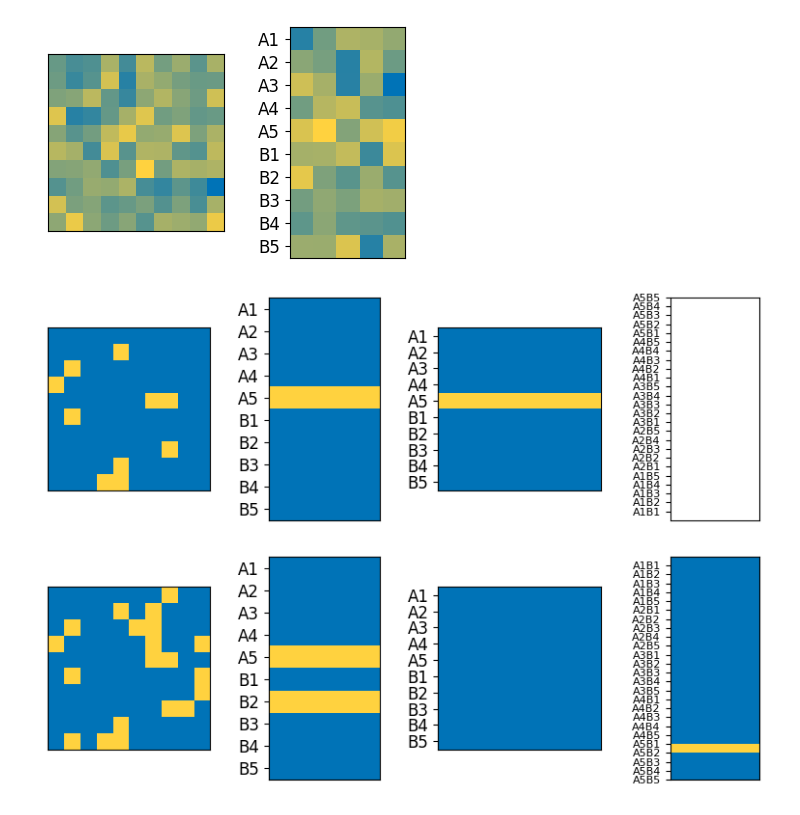
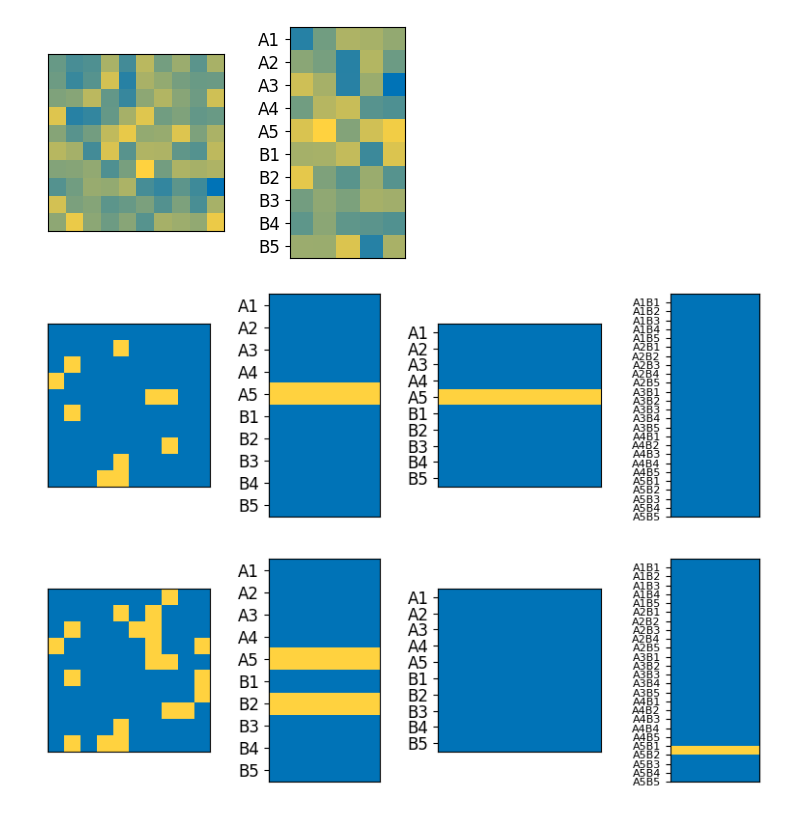
Before and after one commit to albesagonzalez/sensory-semantic-episodes, a Jupyter notebook: Figure_7.ipynb, the cells around one changed output. Cells and saved outputs as stored; diff of their text form; code cells hidden in the pictures.

```diff
--- a/Figure_7.ipynb
+++ b/Figure_7.ipynb
@@ -378,7 +274,7 @@ fig, ax = plt.subplots(1, 4, figsize=(10, 3))
 ax[0].imshow(mtl[:100].reshape((-1, 10)), cmap=blue_yellow)
 ax[1].imshow(mtl[100:][network.ordered_indices_mtl_semantic[:50]].reshape((-1, 5)), cmap=blue_yellow)
 ax[2].imshow(ctx[network.ordered_indices_ctx][:100].reshape((-1, 10)), cmap=blue_yellow)
-ax[3].imshow(ctx[network.ordered_indices_ctx][100:350].reshape((-1, 10)), cmap=blue_yellow)
+ax[3].imshow(ctx[network.ordered_indices_ctx_episodes[:250]].reshape((-1, 10)), cmap=blue_yellow)
 ax[0].set_xticks([])
 ax[0].set_yticks([])
 ax[1].set_xticks([])
@@ -411,34 +307,34 @@ M = N // (NA + NB)  # Size of each group (equal-sized labels)
 
 # Generate labels
 labels_A = [f"A{i+1}" for i in range(NA)]
 labels_B = [f"B{i+1}" for i in range(NB)]
 labels = labels_A + labels_B
 # Positions for labels (centered in each segment)
 positions = [M * i for i in range(NA + NB)]
 
 ax[2].set_yticks(positions, labels, fontsize=12)
 
 
 
 
 # Example parameters
 N = 25  # Total number of y-axis ticks (from 0 to N)
 NA = 5   # Number of A groups
 NB = 5   # Number of B groups
 M = N // (NA * NB)  # Size of each group (equal-sized segments for each AiBj)
 
 # Generate combination labels
 labels_episodes = [f"A{i+1}B{j+1}" for i in range(NA) for j in range(NB)]
 
 # Positions for labels (centered in each segment)
 positions_episodes = [M * (k + 0.5) for k in range(NA * NB)]
 
 
 ax[3].set_yticks(positions_episodes, labels_episodes, fontsize=8)
 
 plt.savefig('Figures_SVG/7b2.svg', dpi=300, transparent=True)
 # %% [output]
-[figure, old version]
+[figure, new version]
 # %%
 semantic_charge = 2
 mtl_sparsity = (semantic_charge/network.max_semantic_charge_input)*network.mtl_sparsity.clone()
```
Also changed, not shown: parts of 8 cells of this notebook, 25 other files.
